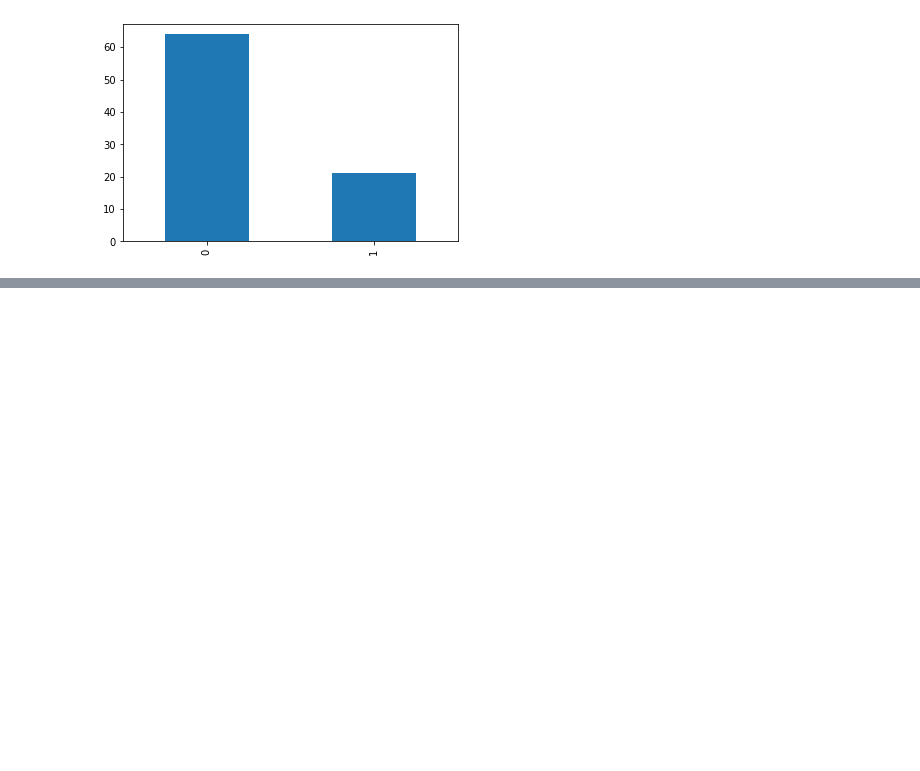
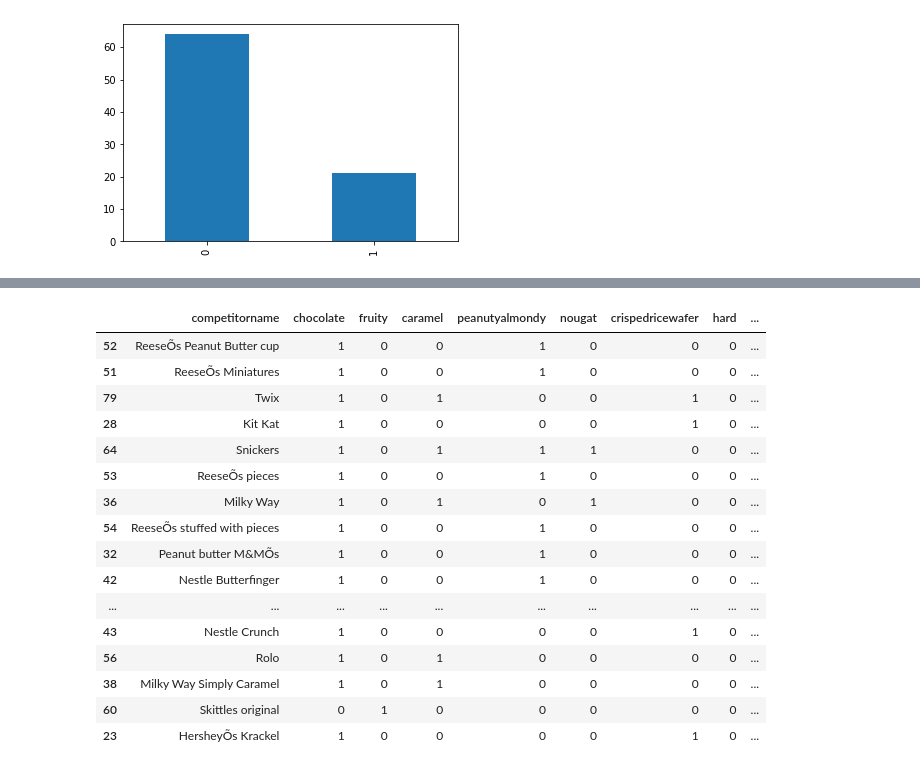
Before and after one commit to ved164/candy-power-ranking, a Jupyter notebook: eda.ipynb, the cells around one changed output, grey strips where cells are left out. Drawn from its saved outputs; the diff is of its cells as text; code cells hidden in the pictures; blank space fills up the shorter version.

```diff
--- a/eda.ipynb
+++ b/eda.ipynb
@@ -150,0 +213,21 @@ plt.scatter(x = 'pricepercent', y ='winpercent', data= df, )
+# %%
+# Which are the top 10 candies according to "winpercent"
+df.sort_values('winpercent', ascending=False)[:20]
+# %% [output]
+|  | competitorname | chocolate | fruity | caramel | peanutyalmondy | nougat | crispedricewafer | hard | ... |
+| 52 | ReeseÕs Peanut Butter cup | 1 | 0 | 0 | 1 | 0 | 0 | 0 | ... |
+| 51 | ReeseÕs Miniatures | 1 | 0 | 0 | 1 | 0 | 0 | 0 | ... |
+| 79 | Twix | 1 | 0 | 1 | 0 | 0 | 1 | 0 | ... |
+| 28 | Kit Kat | 1 | 0 | 0 | 0 | 0 | 1 | 0 | ... |
+| 64 | Snickers | 1 | 0 | 1 | 1 | 1 | 0 | 0 | ... |
+| 53 | ReeseÕs pieces | 1 | 0 | 0 | 1 | 0 | 0 | 0 | ... |
+| 36 | Milky Way | 1 | 0 | 1 | 0 | 1 | 0 | 0 | ... |
+| 54 | ReeseÕs stuffed with pieces | 1 | 0 | 0 | 1 | 0 | 0 | 0 | ... |
+| 32 | Peanut butter M&MÕs | 1 | 0 | 0 | 1 | 0 | 0 | 0 | ... |
+| 42 | Nestle Butterfinger | 1 | 0 | 0 | 1 | 0 | 0 | 0 | ... |
+| ... | ... | ... | ... | ... | ... | ... | ... | ... | ... |
+| 43 | Nestle Crunch | 1 | 0 | 0 | 0 | 0 | 1 | 0 | ... |
+| 56 | Rolo | 1 | 0 | 1 | 0 | 0 | 0 | 0 | ... |
+| 38 | Milky Way Simply Caramel | 1 | 0 | 1 | 0 | 0 | 0 | 0 | ... |
+| 60 | Skittles original | 0 | 1 | 0 | 0 | 0 | 0 | 0 | ... |
+| 23 | HersheyÕs Krackel | 1 | 0 | 0 | 0 | 0 | 1 | 0 | ... |
```
Also changed, not shown: parts of 21 cells of this notebook.
